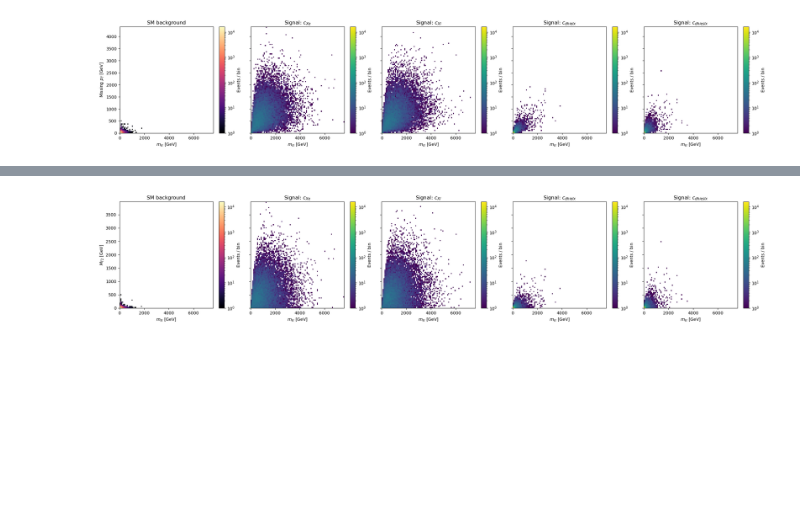
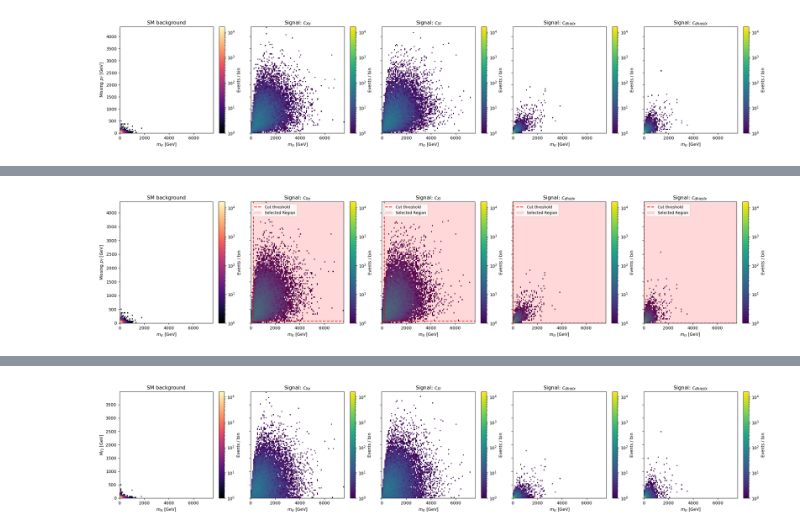
Before and after one commit to incikaraaslan/ZFactories_SMEFT, a Jupyter notebook: lhe_reader.ipynb, the cells around one changed output, grey strips where cells are left out. Cells and saved outputs as stored; diff of their text form; code cells hidden in the pictures; blank space fills up the shorter version.

```diff
--- a/lhe_reader.ipynb
+++ b/lhe_reader.ipynb
@@ -760,0 +972,67 @@ plt.show()
+# %%
+import matplotlib.patches as patches
+
+n_plots = 1 + len(signal_data)
+fig, axes = plt.subplots(
+    1, n_plots, figsize=(4.5 * n_plots, 5), sharex=True, sharey=True
+)
+
+if n_plots == 1:
+    axes = [axes]
+
+# 1. Plot SM Background
+h_bkg = axes[0].hist2d(
+    bkg_mll,
+    bkg_met,
+    bins=[mll_bins, met_bins],
+    cmap="magma",
+    norm=norm,
+)
+axes[0].set_title("SM background")
+axes[0].set_xlabel(r"$m_{\ell\ell}$ [GeV]")
+axes[0].set_ylabel(r"Missing $p_T$ [GeV]")
+fig.colorbar(h_bkg[3], ax=axes[0], label="Events / bin")
+
+# 2. Plot Signals & Overlay Cut Boundaries
+for ax, (label, data) in zip(axes[1:], signal_data.items()):
+    h_sig = ax.hist2d(
+        data["mll"],
+        data["met"],
+        bins=[mll_bins, met_bins],
+        cmap="viridis",
+        norm=norm,
+    )
+    ax.set_title(label)
+    ax.set_xlabel(r"$m_{\ell\ell}$ [GeV]")
+    fig.colorbar(h_sig[3], ax=ax, label="Events / bin")
+
+    # Extract optimal cuts for this specific signal operator
+    if label in best_cuts:
+        mll_c = best_cuts[label]["mll_cut"]
+        met_c = best_cuts[label]["met_cut"]
+
+        # Draw horizontal and vertical cut lines
+        ax.axvline(mll_c, color="red", linestyle="--", linewidth=1.8, label="Cut threshold")
+        ax.axhline(met_c, color="red", linestyle="--", linewidth=1.8)
+
+        # Shade the selected signal region (Upper-Right Quadrant)
+        rect_width = mll_max - mll_c
+        rect_height = met_max - met_c
+
+        rect = patches.Rectangle(
+            (mll_c, met_c),
+            rect_width,
+            rect_height,
+            linewidth=0,
+            edgecolor="none",
+            facecolor="red",
+            alpha=0.15,  # Semi-transparent red highlight
+            label="Selected Region"
+        )
+        ax.add_patch(rect)
+        ax.legend(loc="upper left", fontsize=9)
+
+plt.tight_layout()
+plt.show()
+# %% [output]
+[figure, added]
```
Also changed, not shown: parts of 9 cells of this notebook, 34 other files.
